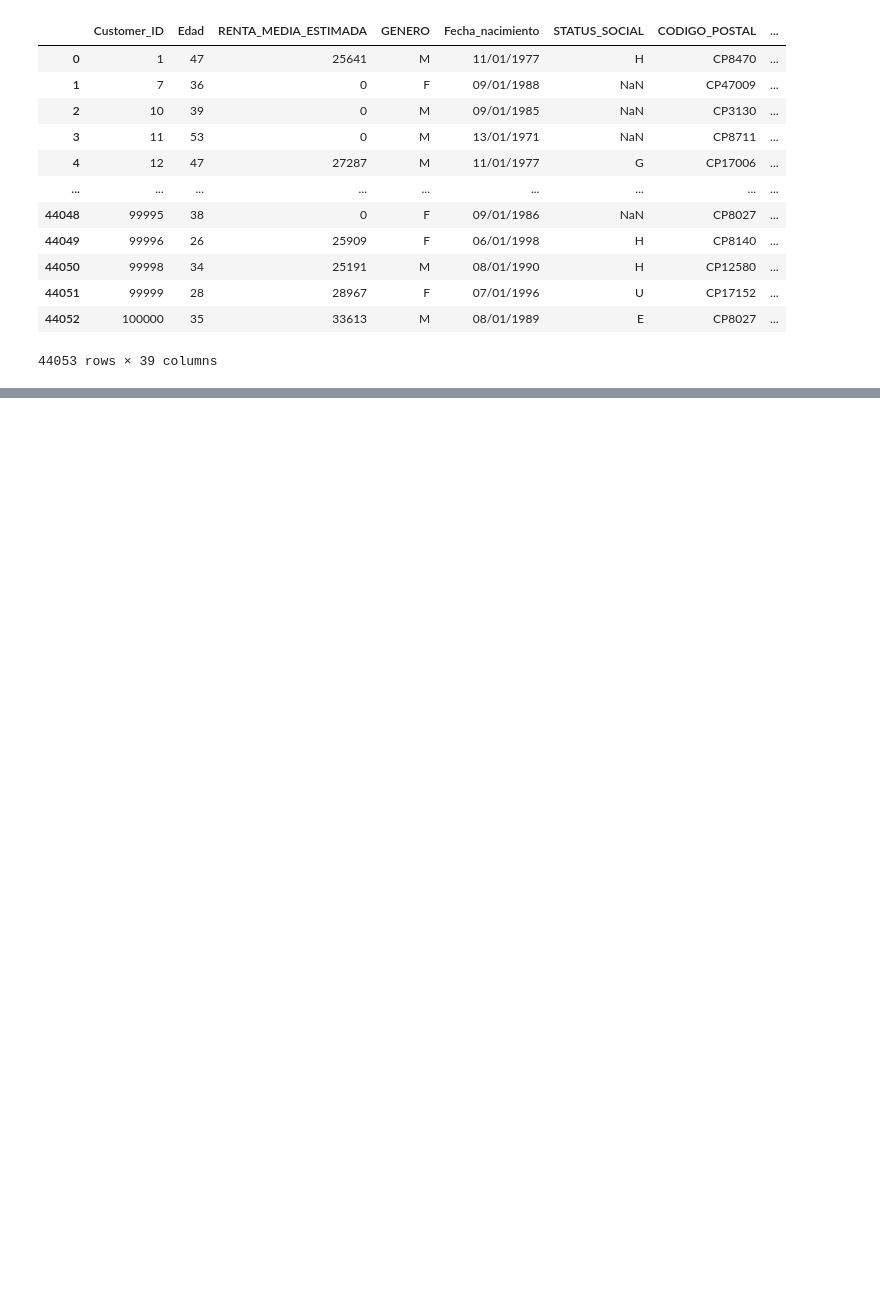
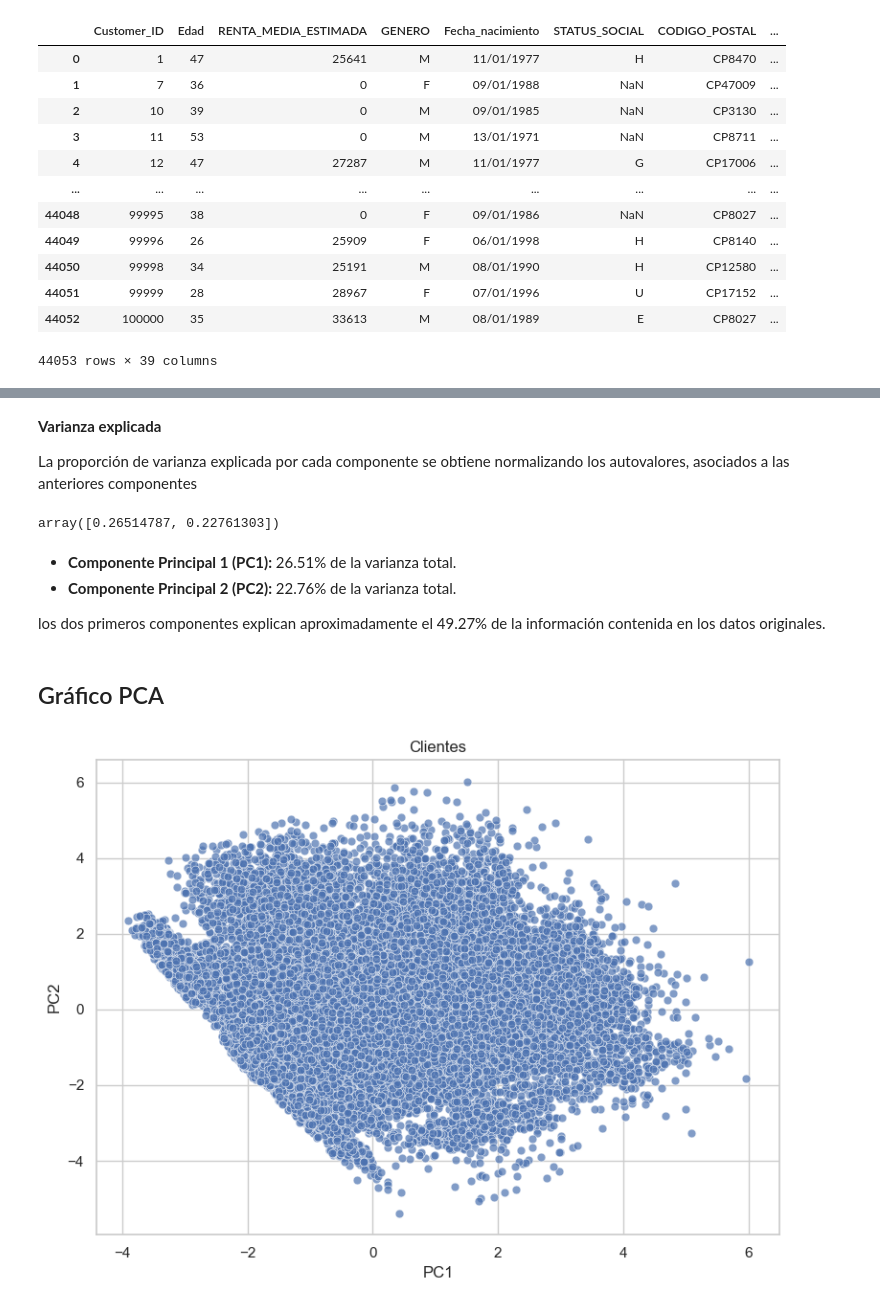
Before and after one commit to martinagg7/gd_clv, a Jupyter notebook: client_anlysis/client_metrics.ipynb, the cells around one changed output, grey strips where cells are left out. Saved outputs shown, nothing was run; the diff lists cells and outputs as text; code cells hidden in the pictures; blank space fills up the shorter version.

```diff
--- a/client_anlysis/client_metrics.ipynb
+++ b/client_anlysis/client_metrics.ipynb
@@ -41,4 +70,3 @@ df_pca = df[columnas_pca].dropna()
 # %%
-
 scaler = StandardScaler()
-df_scaled = scaler.fit_transform(df_pca)
+X_scaled = scaler.fit_transform(df_pca)
@@ -60,0 +77,5 @@ plt.show()
+# %%
+pca = PCA(n_components=2)
+X_pca = pca.fit_transform(X_scaled)
+df_pca_result = pd.DataFrame(X_pca, columns=['PC1', 'PC2'])
+df_pca_result
@@ -60,0 +96,28 @@ plt.show()
+# %% [markdown]
+**Varianza explicada**
+
+La proporción de varianza explicada por cada componente se obtiene normalizando los autovalores, asociados a las anteriores componentes
+# %%
+pca.explained_variance_ratio_
+# %% [output]
+array([0.26514787, 0.22761303])
+# %% [markdown]
+- **Componente Principal 1 (PC1):** 26.51% de la varianza total.
+- **Componente Principal 2 (PC2):** 22.76% de la varianza total.
+
+los dos primeros componentes explican aproximadamente el 49.27% de la información contenida en los datos originales.
+# %% [markdown]
+## Gráfico PCA
+# %%
+sns.set(style="whitegrid")
+plt.figure(figsize=(8, 6))
+sns.scatterplot(x='PC1', y='PC2', data=df_pca_result, s=40, alpha=0.7)
+
+# Etiquetas
+plt.title('Clientes')
+plt.xlabel('PC1')
+plt.ylabel('PC2')
+plt.tight_layout()
+plt.show()
+# %% [output]
+[figure, added]
```
Also changed, not shown: parts of 34 cells of this notebook, 5 other files.
